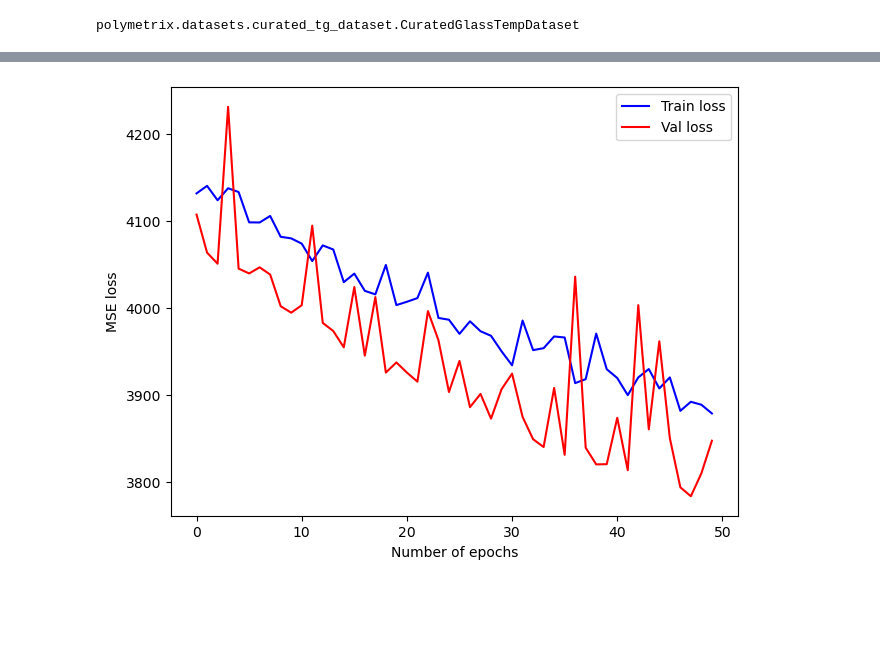
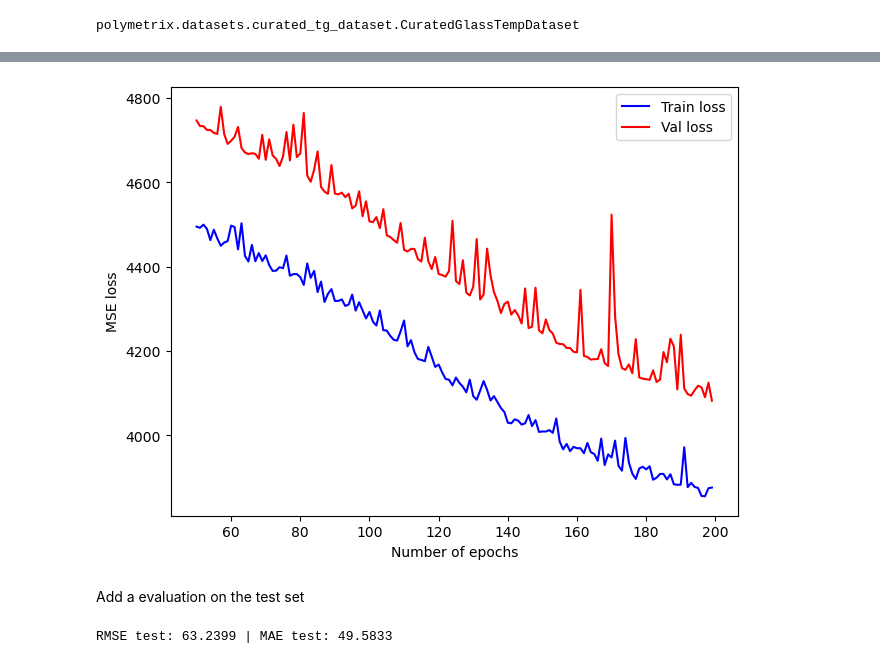
Before and after one commit to Pablo-R0/MolProPreNet, a Jupyter notebook: RDKit_testing_polymers.ipynb, the cells around one changed output, grey strips where cells are left out. Saved outputs shown, nothing was run; the diff lists cells and outputs as text; code cells hidden in the pictures; blank space fills up the shorter version.

```diff
--- a/RDKit_testing_polymers.ipynb
+++ b/RDKit_testing_polymers.ipynb
@@ -9,6 +9,9 @@ import numpy as np
 import torch
 # %%
 from tools import smiles_to_graph
+# %%
+# device = 'cuda' if torch.cuda.is_available() else 'cpu'
+device = 'cpu'
 # %% [markdown]
 Use PolyMetriX for datasets (with features)
 https://github.com/lamalab-org/PolyMetriX
@@ -50,6 +53,7 @@ list_datas = []
 for psmiles, exp_tg in zip(dataset.psmiles, dataset._labels):
     data = smiles_to_graph(psmiles)
     data.y = torch.tensor(exp_tg,dtype=torch.float32)
+    data.to(device)
     list_datas.append(data)
 
 N = len(list_datas)
@@ -84,6 +88,10 @@ class GCN(torch.nn.Module):
         x = self.head(x)
         return x
 
-model = GCN(6, 64, 32)
+model = GCN(9, 64, 32)
 
-model.load_state_dict(torch.load("model.pt"))
+if os.path.exists("model.pt"):
+    print("Model loaded from checkpoint")
+    model.load_state_dict(torch.load("model.pt"))
+
+model = model.to(device)
@@ -92,6 +98,6 @@ model.load_state_dict(torch.load("model.pt"))
 # %%
 learning_rate = 0.001
-max_iters = 50
+max_iters = 200
 lowest_mse_loss = np.inf
 
 # create a PyTorch optimizer
@@ -131,7 +137,7 @@ for iter in range(max_iters):
 
     train_loss = total_loss/len(train_loader)
     val_loss = mse_loss/len(val_loader)
-    print(f"Epoch {iter} | Loss train: {train_loss:.4f} | RMSE val: {(val_loss)**0.5:.4f} | MAE val: {mae_loss/len(val_loader):.4f}")
+    print(f"Epoch {iter} | Loss train: {train_loss:.4f} | Loss val: {val_loss:.4f} | RMSE val: {(val_loss)**0.5:.4f} | MAE val: {mae_loss/len(val_loader):.4f}")
     train_loss_list.append(train_loss)
     val_loss_list.append(val_loss)
     model.train()
@@ -156,15 +162,33 @@ Epoch 49 | Loss train: 3878.3889 | RMSE val: 62.0243 | MAE val: 48.5530
 # %%
 import matplotlib.pyplot as plt
-
+start_iter = 50
 fig, ax = plt.subplots(layout='constrained')
-x = np.arange(0,max_iters,1)
+x = np.arange(start_iter,max_iters,1)
 color = "blue"
-ax.plot(x, train_loss_list, color = color, label = 'Train loss')
+ax.plot(x, train_loss_list[start_iter:], color = color, label = 'Train loss')
 color = "red"
-ax.plot(x, val_loss_list, color = color, label = 'Val loss')
+ax.plot(x, val_loss_list[start_iter:], color = color, label = 'Val loss')
 ax.set_xlabel("Number of epochs")
 ax.set_ylabel("MSE loss")
 ax.legend()
 plt.show()
 # %% [output]
-[figure, old version]
+[figure, new version]
+# %% [markdown]
+Add a evaluation on the test set
+# %%
+model = GCN(9,64,32)
+model.load_state_dict(torch.load("model.pt"))
+
+model.eval()
+mse_loss = 0
+mae_loss = 0
+with torch.no_grad():
+    for batch_data in test_loader:
+        out = model(batch_data.x, batch_data.edge_index, batch_data.batch)
+        mse_loss += mseloss(out,batch_data.y.reshape(-1,1)).item()
+        mae_loss += maeloss(out,batch_data.y.reshape(-1,1)).item()
+
+print(f"RMSE test: {(mse_loss/len(test_loader))**0.5:.4f} | MAE test: {mae_loss/len(test_loader):.4f}")
+# %% [output]
+RMSE test: 63.2399 | MAE test: 49.5833
```
Also changed, not shown: parts of 3 cells of this notebook, 3 other files.
